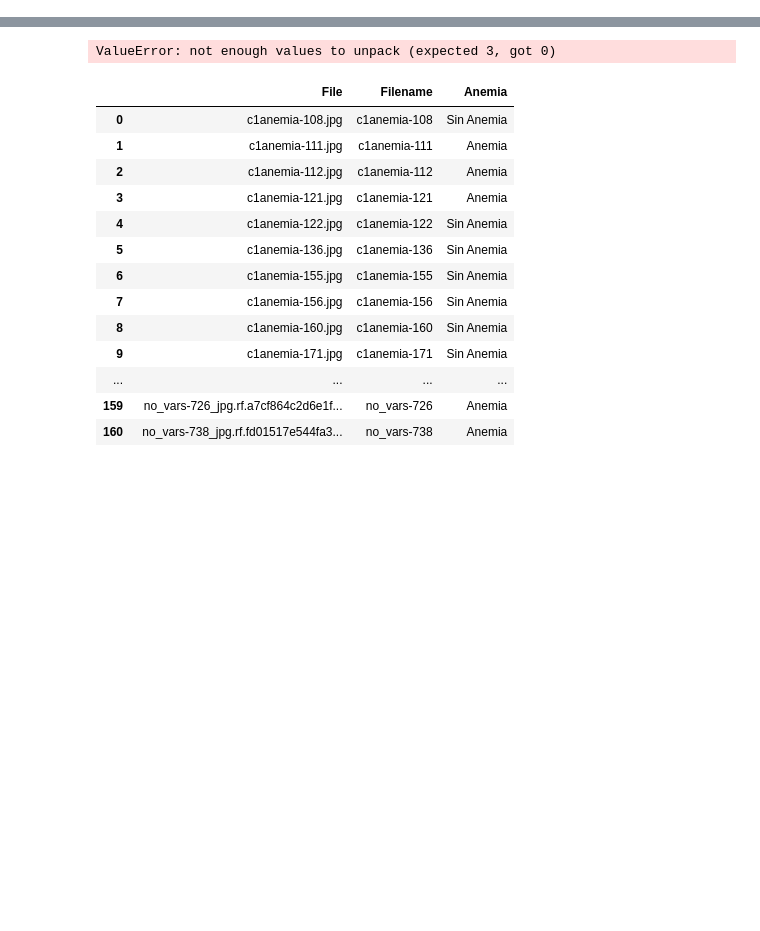
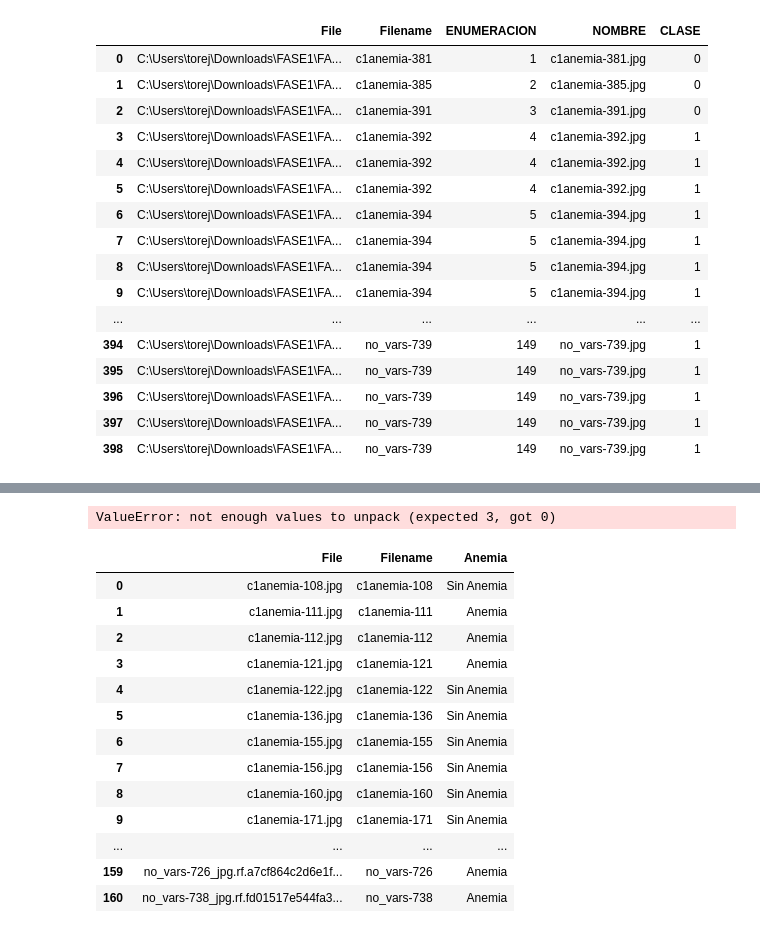
Before and after one commit to donpapitoskey/proyectoVision, a Jupyter notebook: model creation.ipynb, the cells around one changed output, grey strips where cells are left out. Saved outputs shown, nothing was run; the diff lists cells and outputs as text; code cells hidden in the pictures; blank space fills up the shorter version.

```diff
--- a/model creation.ipynb
+++ b/model creation.ipynb
@@ -25,9 +25,18 @@ import pickle
 %matplotlib inline
 pd.options.display.max_rows = 500
 # %%
-os.chdir(r'C:\Users\torej\Downloads\FASE1\FASE1\IMAGESnew')
-df = pd.read_excel('dataset.xlsx')
-os.chdir(r'C:\Users\torej\Downloads\FASE1\FASE1\IMAGESnew\IMAGES')
+os.chdir(r'C:\Users\torej\Downloads\FASE1\FASE1')
+traindf = pd.read_excel('TRAIN.xlsx')
+valdf = pd.read_excel('VAL.xlsx')
+os.chdir(r'C:\Users\torej\Downloads\FASE1\FASE1\IMAGES2\IMAGES2')
 filenames = os.listdir()
+currdir = os.getcwd()
+currdir = currdir+'\\'
 #filenames.index('dataset.xlsx')
-filenames
+filenames_model = [currdir+element for element in filenames]
+os.chdir(r'C:\Users\torej\Downloads\FASE1\FASE1\VALID2\VALID2')
+filenames = os.listdir()
+currdir = os.getcwd()
+currdir = currdir+'\\'
+#filenames.index('dataset.xlsx')
+filenames_valid = [currdir+element for element in filenames]
@@ -73,2 +43,3 @@ filenames
 # %%
-dataframe['Filename'] = dataframe.File.apply(lambda x: x.split('.')[0])
+traindf['Filename'] = traindf['NOMBRE'].apply(lambda x: x.split('.')[0])
+traindf
@@ -75,3 +85,4 @@ dataframe['Filename'] = dataframe.File.apply(lambda x: x.split('.')[0])
 # %%
-df['Filename'] = df.imagename.apply(lambda x: x.split('.')[0])
-dataframe['Filename'] = dataframe['Filename'].apply(lambda x: x.split('_j')[0])
+dataframe_model = pd.DataFrame(filenames_model, columns=['File'])
+dataframe_model['Filename'] = dataframe_model['File'].apply(lambda x: x.split('\\')[-1]).apply(lambda x: x.split('_j')[0])
+dataframe_model
@@ -80,0 +149,21 @@ df.drop(columns=['Enumeracion ', 'imagename'], inplace=True)
+# %%
+df_model = pd.merge(dataframe_model,traindf)
+df_model
+# %% [output]
+|  | File | Filename | ENUMERACION | NOMBRE | CLASE |
+| 0 | C:\Users\torej\Downloads\FASE1\FA... | c1anemia-381 | 1 | c1anemia-381.jpg | 0 |
+| 1 | C:\Users\torej\Downloads\FASE1\FA... | c1anemia-385 | 2 | c1anemia-385.jpg | 0 |
+| 2 | C:\Users\torej\Downloads\FASE1\FA... | c1anemia-391 | 3 | c1anemia-391.jpg | 0 |
+| 3 | C:\Users\torej\Downloads\FASE1\FA... | c1anemia-392 | 4 | c1anemia-392.jpg | 1 |
+| 4 | C:\Users\torej\Downloads\FASE1\FA... | c1anemia-392 | 4 | c1anemia-392.jpg | 1 |
+| 5 | C:\Users\torej\Downloads\FASE1\FA... | c1anemia-392 | 4 | c1anemia-392.jpg | 1 |
+| 6 | C:\Users\torej\Downloads\FASE1\FA... | c1anemia-394 | 5 | c1anemia-394.jpg | 1 |
+| 7 | C:\Users\torej\Downloads\FASE1\FA... | c1anemia-394 | 5 | c1anemia-394.jpg | 1 |
+| 8 | C:\Users\torej\Downloads\FASE1\FA... | c1anemia-394 | 5 | c1anemia-394.jpg | 1 |
+| 9 | C:\Users\torej\Downloads\FASE1\FA... | c1anemia-394 | 5 | c1anemia-394.jpg | 1 |
+| ... | ... | ... | ... | ... | ... |
+| 394 | C:\Users\torej\Downloads\FASE1\FA... | no_vars-739 | 149 | no_vars-739.jpg | 1 |
+| 395 | C:\Users\torej\Downloads\FASE1\FA... | no_vars-739 | 149 | no_vars-739.jpg | 1 |
+| 396 | C:\Users\torej\Downloads\FASE1\FA... | no_vars-739 | 149 | no_vars-739.jpg | 1 |
+| 397 | C:\Users\torej\Downloads\FASE1\FA... | no_vars-739 | 149 | no_vars-739.jpg | 1 |
+| 398 | C:\Users\torej\Downloads\FASE1\FA... | no_vars-739 | 149 | no_vars-739.jpg | 1 |
```
Also changed, not shown: parts of 15 cells of this notebook, 1 other file.
